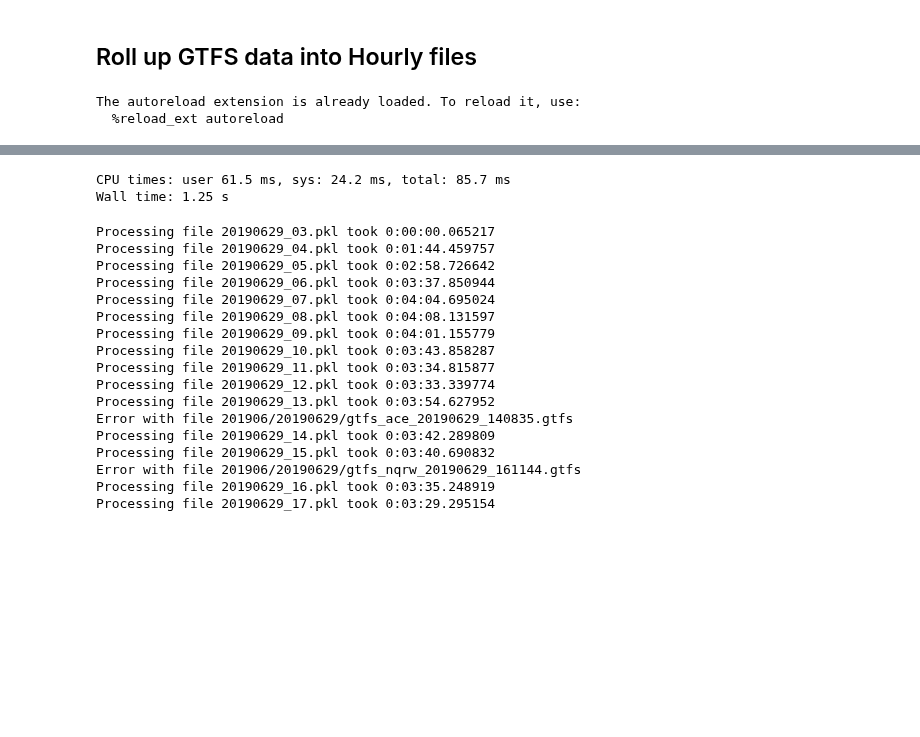
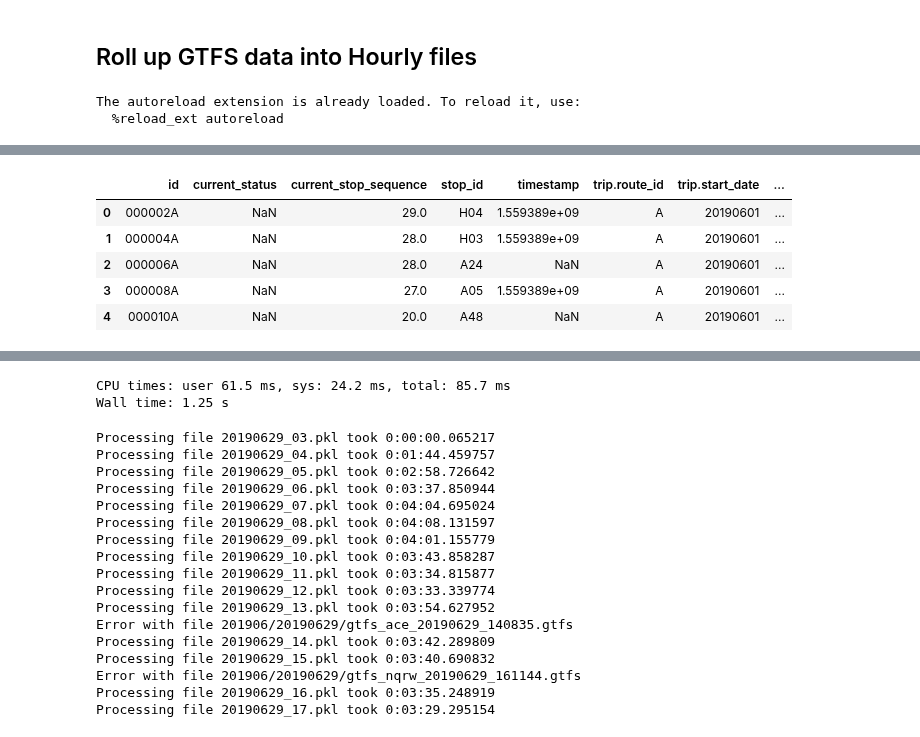
Before and after one commit to tsdataclinic/mta, a Jupyter notebook: notebooks/routing/ParseGTFS.ipynb, the cells around one changed output, grey strips where cells are left out. Saved outputs shown, nothing was run; the diff lists cells and outputs as text; code cells hidden in the pictures; blank space fills up the shorter version.

```diff
--- a/notebooks/routing/ParseGTFS.ipynb
+++ b/notebooks/routing/ParseGTFS.ipynb
@@ -48,0 +55,16 @@ def parse_trip_updates(realtime_data: List[Dict]) -> pd.DataFrame:
+# %%
+%%time
+
+file_names = gu.get_file_names('/content/jupyter/20190601', 'ace', '20190601')
+feed = gtfs_rt.FeedMessage()
+
+
+realtime_data = gu.load_gtfs(file_names[:1000])
+realtime_data = [d for d in realtime_data if 'vehicle' in d]
+
+vdf = json_normalize(realtime_data)
+vdf.columns = vdf.columns.str.replace('vehicle\.', '')
+# vdf.columns = vdf.columns.str.replace('trip\.', '')
+
+vdf.head()
+# %% [output]
@@ -48,0 +73,6 @@ def parse_trip_updates(realtime_data: List[Dict]) -> pd.DataFrame:
+|  | id | current_status | current_stop_sequence | stop_id | timestamp | trip.route_id | trip.start_date | ... |
+| 0 | 000002A | NaN | 29.0 | H04 | 1.559389e+09 | A | 20190601 | ... |
+| 1 | 000004A | NaN | 28.0 | H03 | 1.559389e+09 | A | 20190601 | ... |
+| 2 | 000006A | NaN | 28.0 | A24 | NaN | A | 20190601 | ... |
+| 3 | 000008A | NaN | 27.0 | A05 | 1.559389e+09 | A | 20190601 | ... |
+| 4 | 000010A | NaN | 20.0 | A48 | NaN | A | 20190601 | ... |
```
Also changed, not shown: parts of 5 cells of this notebook, 11 other files.
